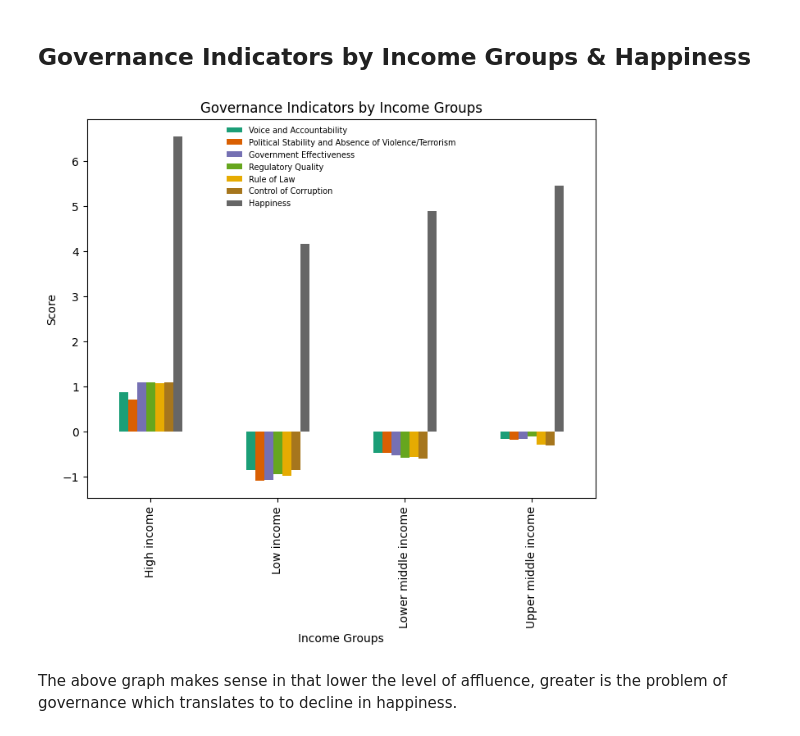
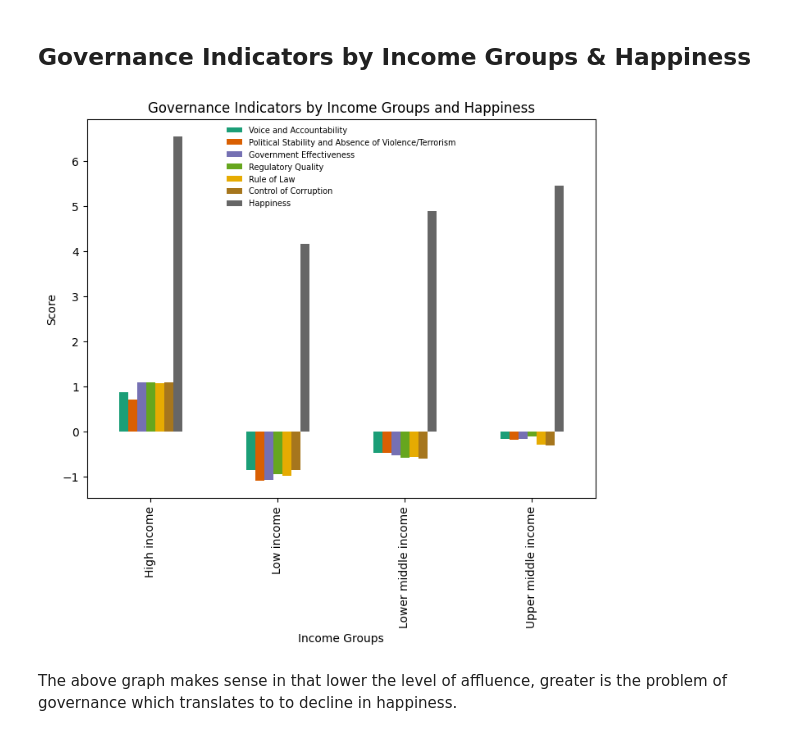
Before and after one commit to kandelprakashchandra/vis, a Jupyter notebook: PS6.ipynb, the cells around one changed output. Cells and saved outputs as stored; diff of their text form; code cells hidden in the pictures.

```diff
--- a/PS6.ipynb
+++ b/PS6.ipynb
@@ -2294,30 +2294,30 @@ gov_indic1.head()
 # %%
 #increasing the size of the barchart
 plt.rcParams["figure.figsize"] = (8,6)
 
 
  # plotting graph
 gov_indic1.plot(x="Income group", y=['voacest', 'polstabest',	'goveffest',
              'quaregest',	'ruloflawest',	'corcontest', 'happy_score'], kind="bar", fontsize="10", colormap='Dark2')
 
 grouped_income = grouped_income.sort_values('Income group')
 
  # Adding a title and labels to the x and y axes
-plt.title('Governance Indicators by Income Groups', fontsize="12")
+plt.title('Governance Indicators by Income Groups and Happiness', fontsize="12")
 plt.xlabel('Income Groups', fontsize="10")
 plt.ylabel('Score', fontsize="10")
 
 # Changing the legend labels
 legend = plt.legend(['Voice and Accountability', "Political Stability and Absence of Violence/Terrorism",
                      'Government Effectiveness', 'Regulatory Quality', 'Rule of Law',
                      "Control of Corruption", 'Happiness'], fontsize="7", loc='upper center', #bbox_to_anchor=(1.05, 1),
                     #borderaxespad=0
                     )
 
 #removing the legend outline
 legend.get_frame().set_linewidth(0);
 # %% [output]
-[figure, old version]
+[figure, new version]
 # %% [markdown]
 The above graph makes sense in that lower the level of affluence, greater is the problem of governance which translates to to decline in happiness.
 # %% [markdown]
```
Also changed, not shown: parts of 5 cells of this notebook.
